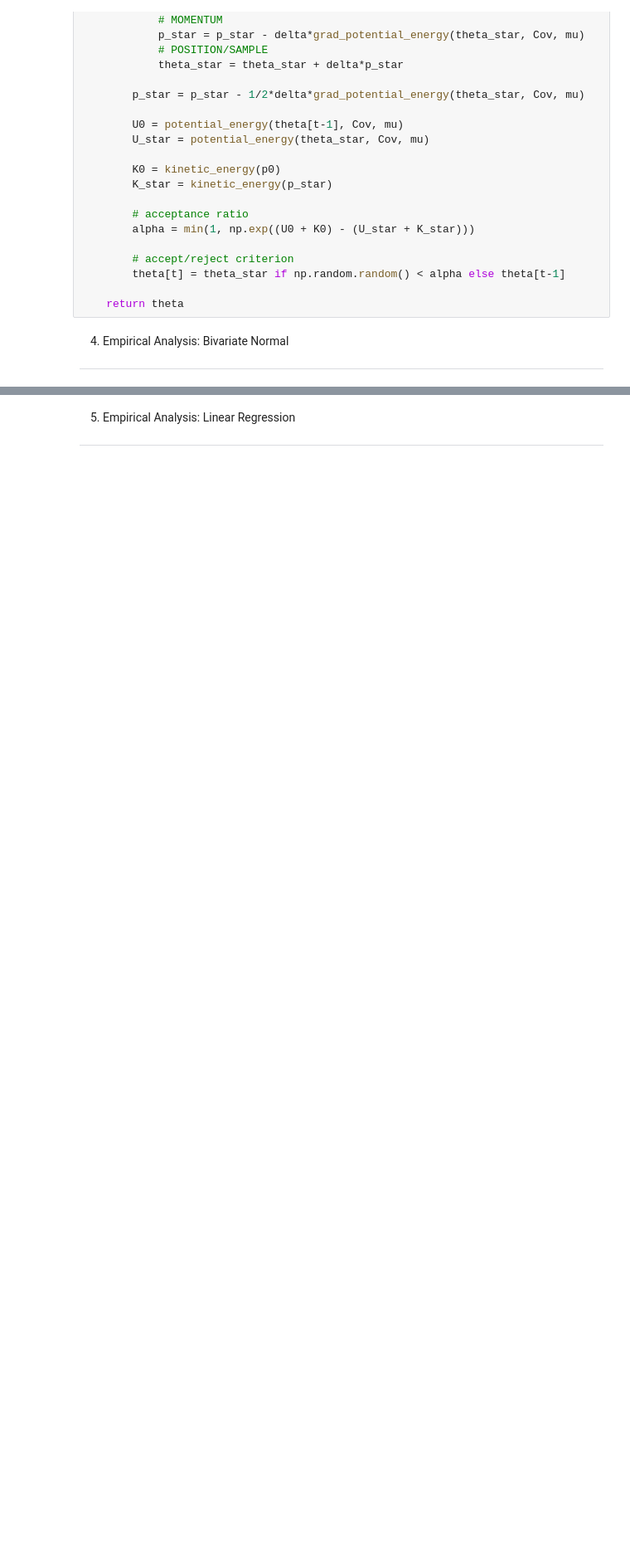
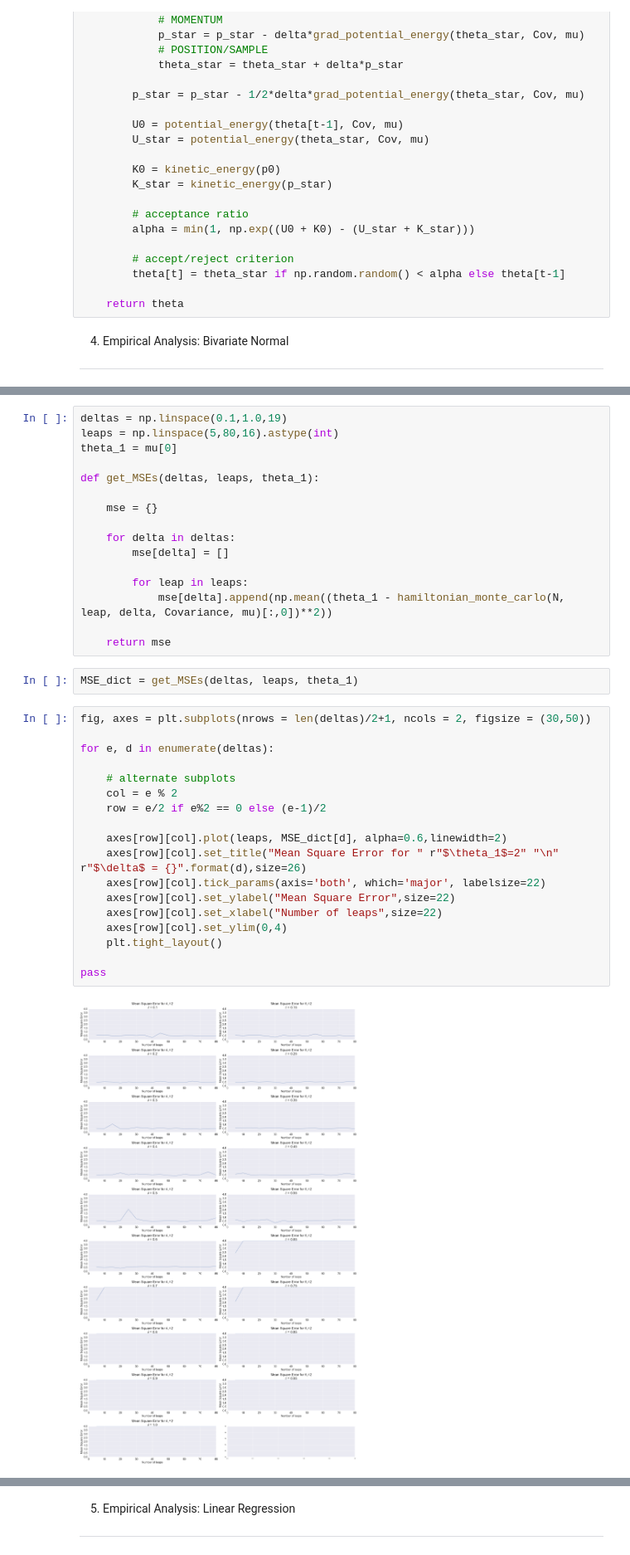
Before and after one commit to ilanman/STA663, a Jupyter notebook: Hamiltonian_Monte_Carlo.ipynb, the cells around one changed output, grey strips where cells are left out. Shown at 83% size. Drawn from its saved outputs; the diff is of its cells as text; blank space fills up the shorter version.

```diff
--- a/Hamiltonian_Monte_Carlo.ipynb
+++ b/Hamiltonian_Monte_Carlo.ipynb
@@ -622,0 +704,38 @@ np.mean((2-x_HMC[:,0])**2)
+# %%
+deltas = np.linspace(0.1,1.0,19)
+leaps = np.linspace(5,80,16).astype(int)
+theta_1 = mu[0]
+
+def get_MSEs(deltas, leaps, theta_1):
+
+    mse = {}
+
+    for delta in deltas:
+        mse[delta] = []
+
+        for leap in leaps:
+            mse[delta].append(np.mean((theta_1 - hamiltonian_monte_carlo(N, leap, delta, Covariance, mu)[:,0])**2))
+
+    return mse
+# %%
+MSE_dict = get_MSEs(deltas, leaps, theta_1)
+# %%
+fig, axes = plt.subplots(nrows = len(deltas)/2+1, ncols = 2, figsize = (30,50))
+
+for e, d in enumerate(deltas):
+
+    # alternate subplots
+    col = e % 2
+    row = e/2 if e%2 == 0 else (e-1)/2
+
+    axes[row][col].plot(leaps, MSE_dict[d], alpha=0.6,linewidth=2)
+    axes[row][col].set_title("Mean Square Error for " r"$\theta_1$=2" "\n" r"$\delta$ = {}".format(d),size=26)
+    axes[row][col].tick_params(axis='both', which='major', labelsize=22)
+    axes[row][col].set_ylabel("Mean Square Error",size=22)
+    axes[row][col].set_xlabel("Number of leaps",size=22)
+    axes[row][col].set_ylim(0,4)
+    plt.tight_layout()
+
+pass
+# %% [output]
+[figure, added]
```
Also changed, not shown: parts of 28 cells of this notebook.
